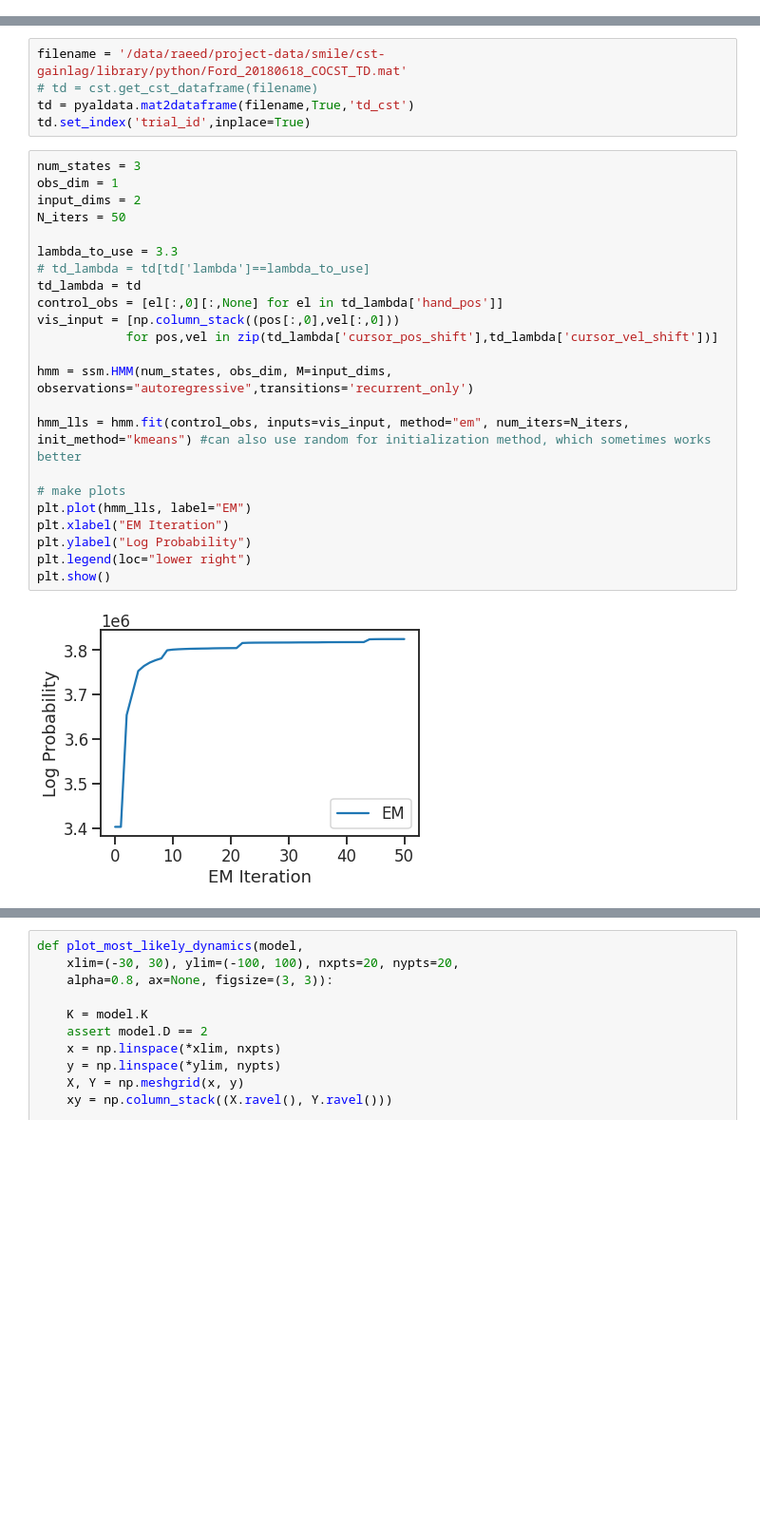
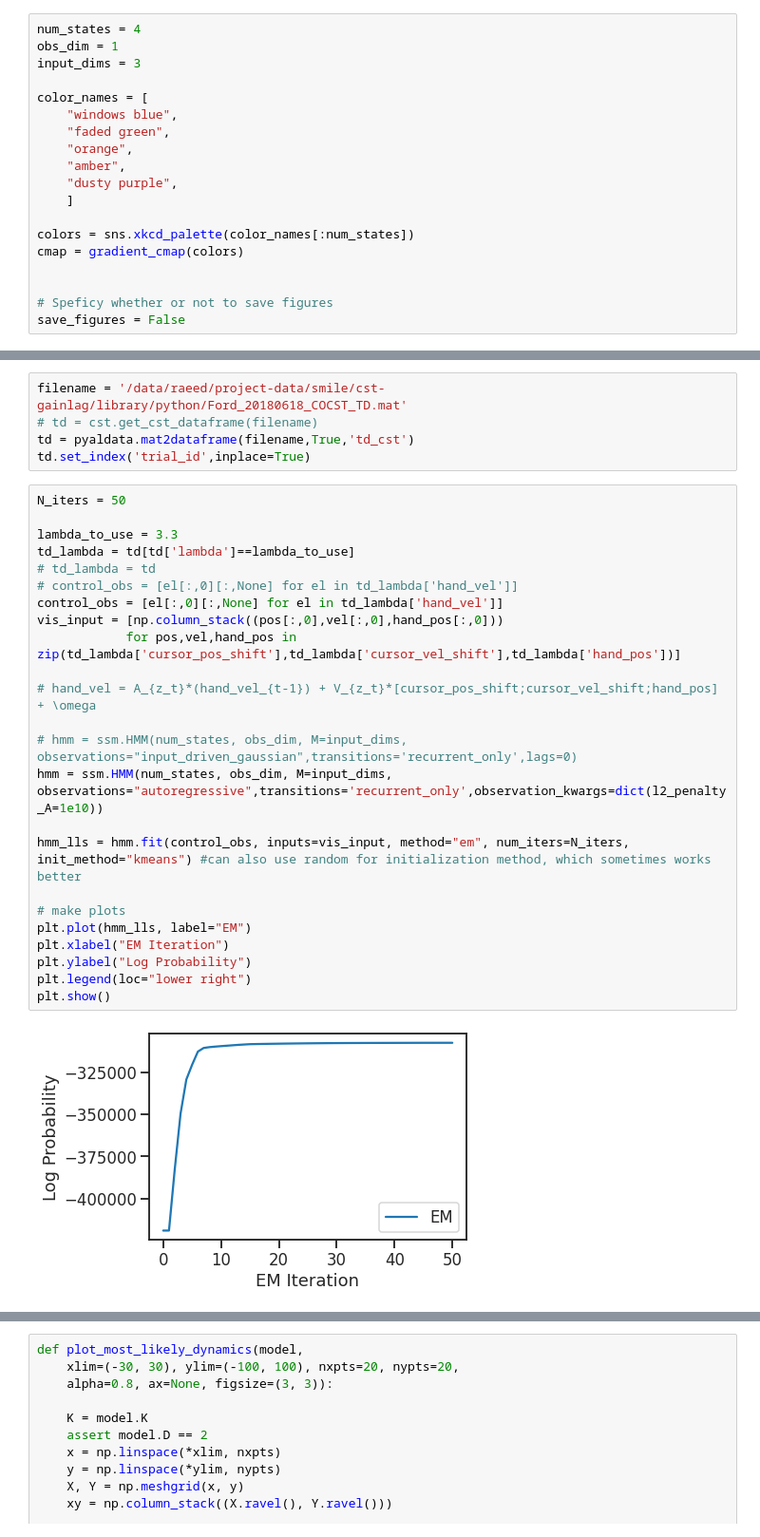
Before and after one commit to raeedcho/cst-strat, a Jupyter notebook: cst_strat_analysis.ipynb, the cells around one changed output, grey strips where cells are left out. Shown: that part at 95% size. Drawn from its saved outputs; the diff is of its cells as text; blank space fills up the shorter version.

```diff
--- a/cst_strat_analysis.ipynb
+++ b/cst_strat_analysis.ipynb
@@ -35,3 +22,22 @@ save_figures = False
+# %%
+num_states = 4
+obs_dim = 1
+input_dims = 3
+
+color_names = [
+    "windows blue",
+    "faded green",
+    "orange",
+    "amber",
+    "dusty purple",
+    ]
+
+colors = sns.xkcd_palette(color_names[:num_states])
+cmap = gradient_cmap(colors)
+
+
+# Speficy whether or not to save figures
+save_figures = False
 # %%
 a=np.outer(np.arange(0,1,0.01),np.ones(10))
 plt.figure(figsize=(1,5))
@@ -49,29 +57,30 @@ filename = '/data/raeed/project-data/smile/cst-gainlag/library/python/Ford_20180
 td = pyaldata.mat2dataframe(filename,True,'td_cst')
 td.set_index('trial_id',inplace=True)
 # %%
-num_states = 3
-obs_dim = 1
-input_dims = 2
 N_iters = 50
 
 lambda_to_use = 3.3
-# td_lambda = td[td['lambda']==lambda_to_use]
-td_lambda = td
-control_obs = [el[:,0][:,None] for el in td_lambda['hand_pos']]
-vis_input = [np.column_stack((pos[:,0],vel[:,0]))
-            for pos,vel in zip(td_lambda['cursor_pos_shift'],td_lambda['cursor_vel_shift'])]
+td_lambda = td[td['lambda']==lambda_to_use]
+# td_lambda = td
+# control_obs = [el[:,0][:,None] for el in td_lambda['hand_vel']]
+control_obs = [el[:,0][:,None] for el in td_lambda['hand_vel']]
+vis_input = [np.column_stack((pos[:,0],vel[:,0],hand_pos[:,0]))
+            for pos,vel,hand_pos in zip(td_lambda['cursor_pos_shift'],td_lambda['cursor_vel_shift'],td_lambda['hand_pos'])]
 
-hmm = ssm.HMM(num_states, obs_dim, M=input_dims, observations="autoregressive",transitions='recurrent_only')
+# hand_vel = A_{z_t}*(hand_vel_{t-1}) + V_{z_t}*[cursor_pos_shift;cursor_vel_shift;hand_pos] + \omega
+
+# hmm = ssm.HMM(num_states, obs_dim, M=input_dims, observations="input_driven_gaussian",transitions='recurrent_only',lags=0)
+hmm = ssm.HMM(num_states, obs_dim, M=input_dims, observations="autoregressive",transitions='recurrent_only',observation_kwargs=dict(l2_penalty_A=1e10))
 
 hmm_lls = hmm.fit(control_obs, inputs=vis_input, method="em", num_iters=N_iters, init_method="kmeans") #can also use random for initialization method, which sometimes works better
 
 # make plots
 plt.plot(hmm_lls, label="EM")
 plt.xlabel("EM Iteration")
 plt.ylabel("Log Probability")
 plt.legend(loc="lower right")
 plt.show()
 # %% [output]
-[figure, old version]
+[figure, new version]
 # %%
 # permute states to keep things consistent
```
Also changed, not shown: parts of 9 cells of this notebook.
